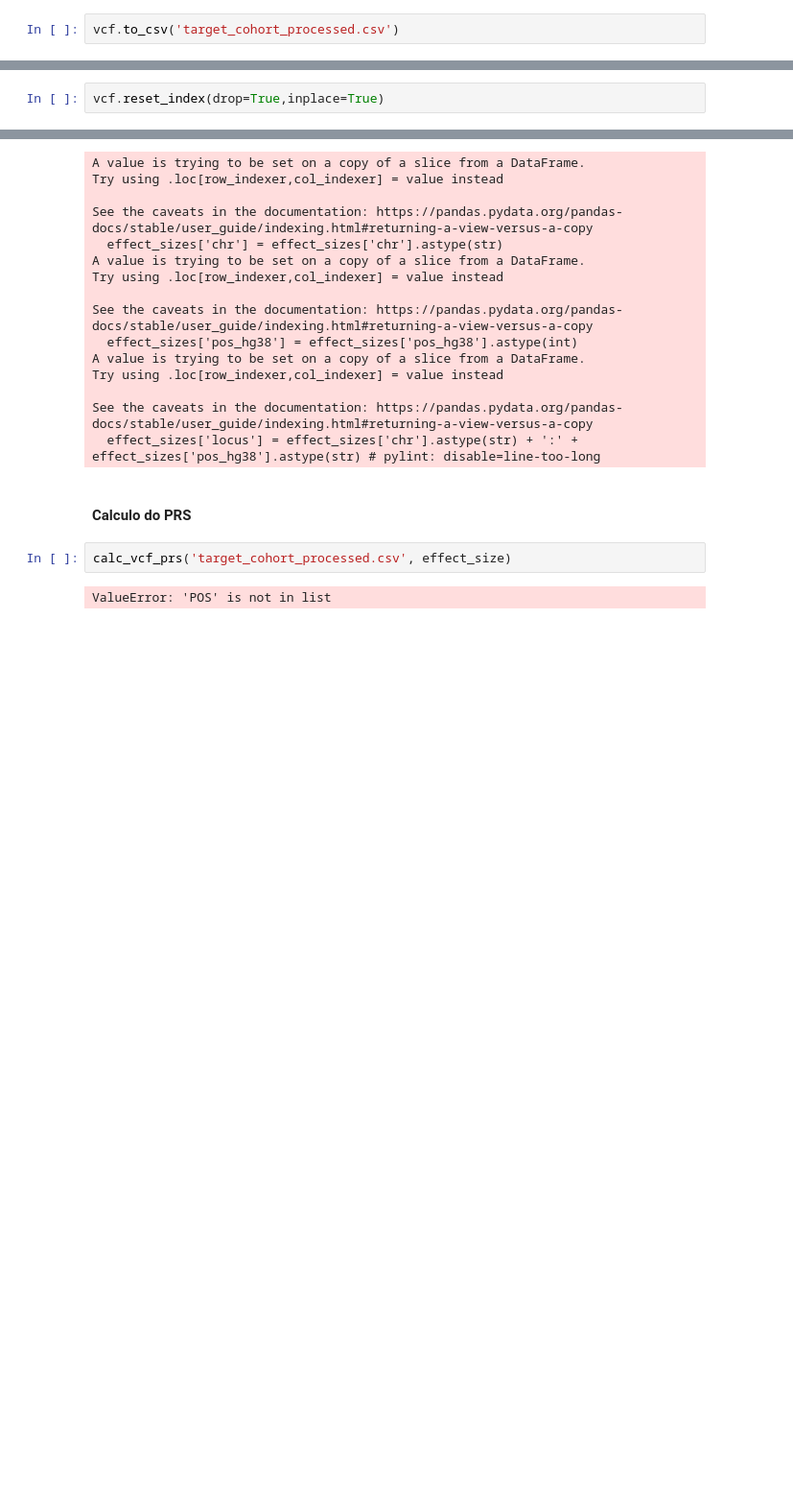
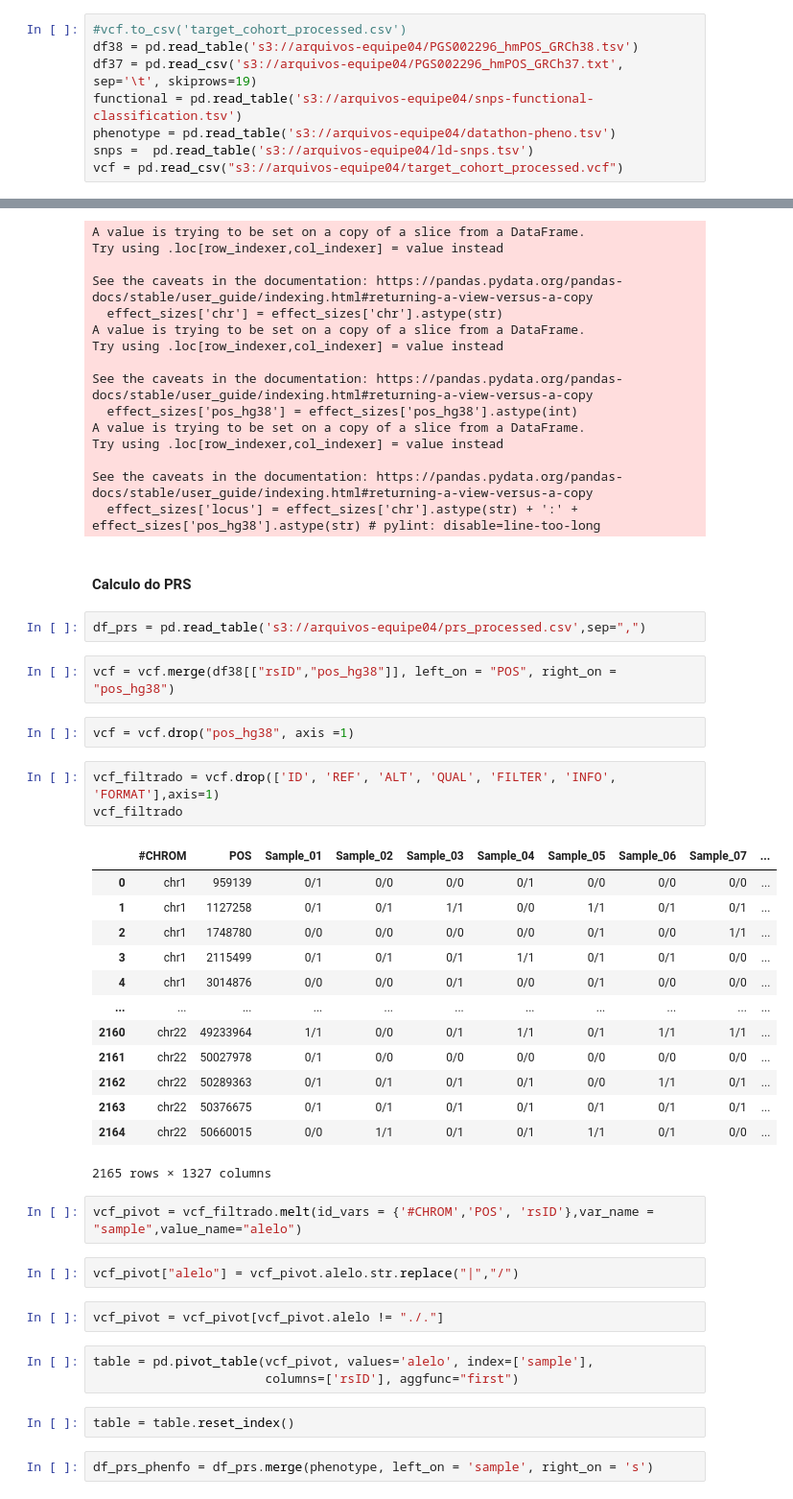
Before and after one commit to BrazilianDatathon2023/genetics-4, a Jupyter notebook: calculo_prs.ipynb, the cells around one changed output, grey strips where cells are left out. Shown at 96% size. Drawn from its saved outputs; the diff is of its cells as text; blank space fills up the shorter version.

```diff
--- a/calculo_prs.ipynb
+++ b/calculo_prs.ipynb
@@ -24,4 +26,10 @@ vcf = vcf.drop(vcf.index[0])
 for col in [x for x in vcf.columns if x.startswith('Sample')]:
     vcf[col] = [line[0] for line in vcf[col].str.split(':')]
 # %%
-vcf.to_csv('target_cohort_processed.csv')
+#vcf.to_csv('target_cohort_processed.csv')
+df38 = pd.read_table('s3://arquivos-equipe04/PGS002296_hmPOS_GRCh38.tsv')
+df37 = pd.read_csv('s3://arquivos-equipe04/PGS002296_hmPOS_GRCh37.txt', sep='\t', skiprows=19)
+functional = pd.read_table('s3://arquivos-equipe04/snps-functional-classification.tsv')
+phenotype = pd.read_table('s3://arquivos-equipe04/datathon-pheno.tsv')
+snps =  pd.read_table('s3://arquivos-equipe04/ld-snps.tsv')
+vcf = pd.read_csv("s3://arquivos-equipe04/target_cohort_processed.vcf")
@@ -38,2 +35,0 @@ snps =  pd.read_table('s3://arquivos-equipe04/ld-snps.tsv')
-# %%
-vcf.reset_index(drop=True,inplace=True)
@@ -181,7 +179,39 @@ See the caveats in the documentation: https://pandas.pydata.org/pandas-docs/stab
   effect_sizes['locus'] = effect_sizes['chr'].astype(str) + ':' + effect_sizes['pos_hg38'].astype(str) # pylint: disable=line-too-long
 # %% [markdown]
 #### Calculo do PRS
-# %%
-calc_vcf_prs('target_cohort_processed.csv', effect_size)
-# %% [output]
-ValueError: 'POS' is not in list
+# %%
+df_prs = pd.read_table('s3://arquivos-equipe04/prs_processed.csv',sep=",")
+# %%
+vcf = vcf.merge(df38[["rsID","pos_hg38"]], left_on = "POS", right_on = "pos_hg38")
+# %%
+vcf = vcf.drop("pos_hg38", axis =1)
+# %%
+vcf_filtrado = vcf.drop(['ID', 'REF', 'ALT', 'QUAL', 'FILTER', 'INFO', 'FORMAT'],axis=1)
+vcf_filtrado
+# %% [output]
+|  | #CHROM | POS | Sample_01 | Sample_02 | Sample_03 | Sample_04 | Sample_05 | Sample_06 | Sample_07 | ... |
+| 0 | chr1 | 959139 | 0/1 | 0/0 | 0/0 | 0/1 | 0/0 | 0/0 | 0/0 | ... |
+| 1 | chr1 | 1127258 | 0/1 | 0/1 | 1/1 | 0/0 | 1/1 | 0/1 | 0/1 | ... |
+| 2 | chr1 | 1748780 | 0/0 | 0/0 | 0/0 | 0/0 | 0/1 | 0/0 | 1/1 | ... |
+| 3 | chr1 | 2115499 | 0/1 | 0/1 | 0/1 | 1/1 | 0/1 | 0/1 | 0/0 | ... |
+| 4 | chr1 | 3014876 | 0/0 | 0/0 | 0/1 | 0/0 | 0/1 | 0/0 | 0/0 | ... |
+| ... | ... | ... | ... | ... | ... | ... | ... | ... | ... | ... |
+| 2160 | chr22 | 49233964 | 1/1 | 0/0 | 0/1 | 1/1 | 0/1 | 1/1 | 1/1 | ... |
+| 2161 | chr22 | 50027978 | 0/1 | 0/0 | 0/0 | 0/0 | 0/0 | 0/0 | 0/0 | ... |
+| 2162 | chr22 | 50289363 | 0/1 | 0/1 | 0/1 | 0/1 | 0/0 | 1/1 | 0/1 | ... |
+| 2163 | chr22 | 50376675 | 0/1 | 0/1 | 0/1 | 0/1 | 0/1 | 0/1 | 0/1 | ... |
+| 2164 | chr22 | 50660015 | 0/0 | 1/1 | 0/1 | 0/1 | 1/1 | 0/1 | 0/0 | ... |
+2165 rows × 1327 columns
+# %%
+vcf_pivot = vcf_filtrado.melt(id_vars = {'#CHROM','POS', 'rsID'},var_name = "sample",value_name="alelo")
+# %%
+vcf_pivot["alelo"] = vcf_pivot.alelo.str.replace("|","/")
+# %%
+vcf_pivot = vcf_pivot[vcf_pivot.alelo != "./."]
+# %%
+table = pd.pivot_table(vcf_pivot, values='alelo', index=['sample'],
+                       columns=['rsID'], aggfunc="first")
+# %%
+table = table.reset_index()
+# %%
+df_prs_phenfo = df_prs.merge(phenotype, left_on = 'sample', right_on = 's')
```
Also changed, not shown: parts of 25 cells of this notebook.
